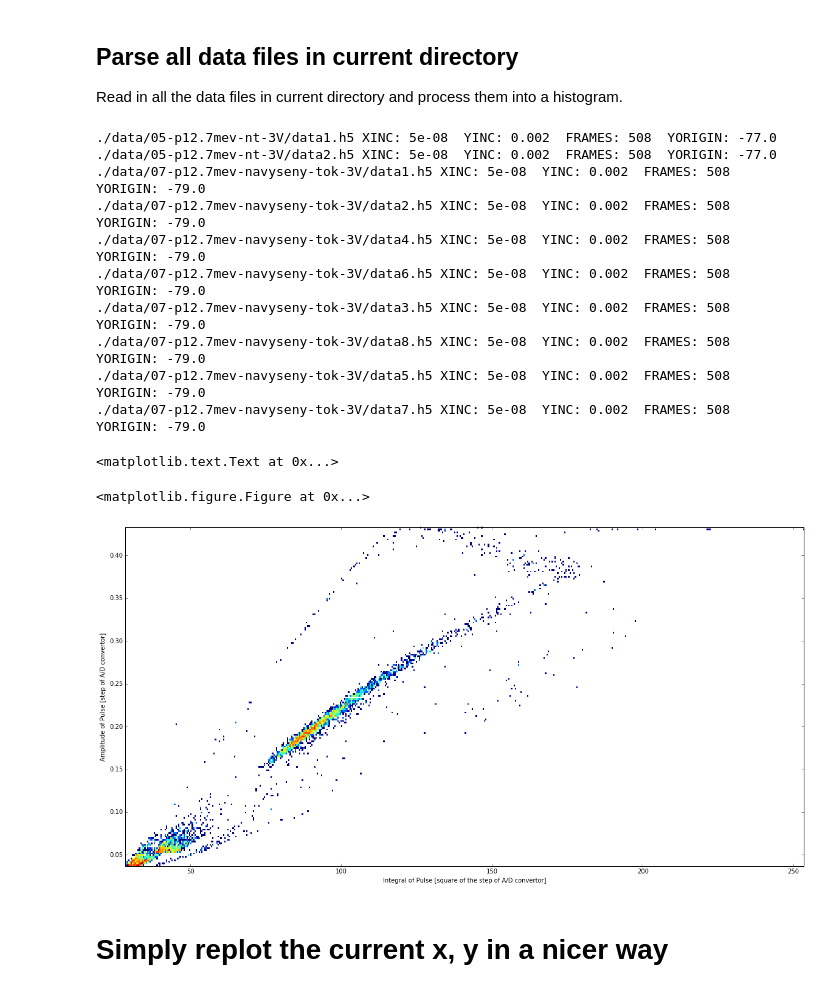
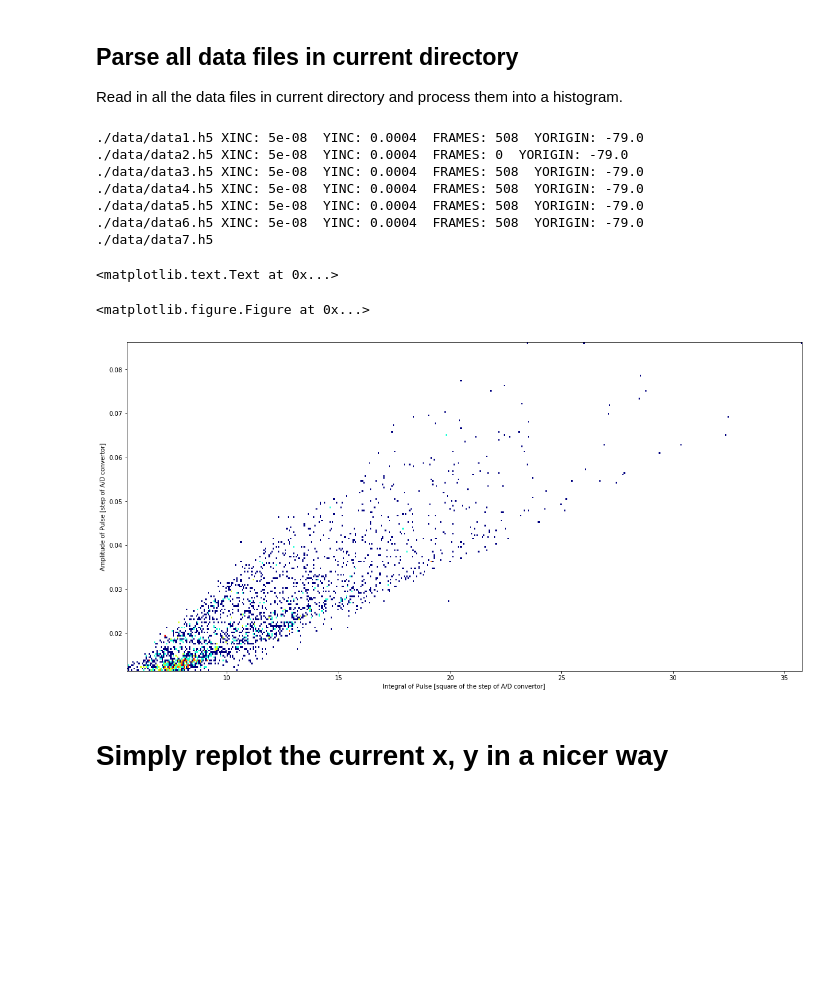
Before and after one commit to ODZ-UJF-AV-CR/osciloskop, a Jupyter notebook: osciloskop-hystogram.ipynb, the cells around one changed output. Cells and saved outputs as stored; diff of their text form; code cells hidden in the pictures; blank space fills up the shorter version.

```diff
--- a/osciloskop-hystogram.ipynb
+++ b/osciloskop-hystogram.ipynb
@@ -106,45 +106,42 @@ def ProcessData():
             for i in range(1400):
                 if np_data[i] > maximum:
                     maximum = np_data[i]
                 if np_data[i] < minimum:
                     minimum = np_data[i]
                 suma = suma + np_data[i]
             x.append(maximum)
             #y.append(suma/maximum)
             y.append(suma)
             z.append((maximum))
 
-for f in glob.iglob("./data/0[75]-*/data*.h5"): # generator, search immediate subdirectories
+for f in glob.iglob("./data/data*.h5"): # generator, search immediate subdirectories
     print f,
     try:
         with h5py.File(f,'r') as hf:
                 ProcessData()
     except:
         pass
 
 
 plt.figure(figsize=(20,10))
 
 ble = plt.hist2d(y, x, bins=(500,200), norm=matplotlib.colors.LogNorm(), cmap=plt.cm.jet)
 #ble = plt.hist2d(y, x, bins=(500,200),  cmap=plt.cm.jet)
 plt.xlabel('Integral of Pulse [square of the step of A/D convertor]')
 plt.ylabel('Amplitude of Pulse [step of A/D convertor]')
 #cb = plt.colorbar()
 #cb.set_label('Count')
 # %% [output]
-./data/05-p12.7mev-nt-3V/data1.h5 XINC: 5e-08  YINC: 0.002  FRAMES: 508  YORIGIN: -77.0
-./data/05-p12.7mev-nt-3V/data2.h5 XINC: 5e-08  YINC: 0.002  FRAMES: 508  YORIGIN: -77.0
-./data/07-p12.7mev-navyseny-tok-3V/data1.h5 XINC: 5e-08  YINC: 0.002  FRAMES: 508  YORIGIN: -79.0
-./data/07-p12.7mev-navyseny-tok-3V/data2.h5 XINC: 5e-08  YINC: 0.002  FRAMES: 508  YORIGIN: -79.0
-./data/07-p12.7mev-navyseny-tok-3V/data4.h5 XINC: 5e-08  YINC: 0.002  FRAMES: 508  YORIGIN: -79.0
-./data/07-p12.7mev-navyseny-tok-3V/data6.h5 XINC: 5e-08  YINC: 0.002  FRAMES: 508  YORIGIN: -79.0
-./data/07-p12.7mev-navyseny-tok-3V/data3.h5 XINC: 5e-08  YINC: 0.002  FRAMES: 508  YORIGIN: -79.0
-./data/07-p12.7mev-navyseny-tok-3V/data8.h5 XINC: 5e-08  YINC: 0.002  FRAMES: 508  YORIGIN: -79.0
-./data/07-p12.7mev-navyseny-tok-3V/data5.h5 XINC: 5e-08  YINC: 0.002  FRAMES: 508  YORIGIN: -79.0
-./data/07-p12.7mev-navyseny-tok-3V/data7.h5 XINC: 5e-08  YINC: 0.002  FRAMES: 508  YORIGIN: -79.0
+./data/data1.h5 XINC: 5e-08  YINC: 0.0004  FRAMES: 508  YORIGIN: -79.0
+./data/data2.h5 XINC: 5e-08  YINC: 0.0004  FRAMES: 0  YORIGIN: -79.0
+./data/data3.h5 XINC: 5e-08  YINC: 0.0004  FRAMES: 508  YORIGIN: -79.0
+./data/data4.h5 XINC: 5e-08  YINC: 0.0004  FRAMES: 508  YORIGIN: -79.0
+./data/data5.h5 XINC: 5e-08  YINC: 0.0004  FRAMES: 508  YORIGIN: -79.0
+./data/data6.h5 XINC: 5e-08  YINC: 0.0004  FRAMES: 508  YORIGIN: -79.0
+./data/data7.h5
 <matplotlib.text.Text at 0x...>
 <matplotlib.figure.Figure at 0x...>
-[figure, old version]
+[figure, new version]
 # %% [markdown]
 # Simply replot the current x, y in a nicer way
 # %%
```
Also changed, not shown: parts of 2 cells of this notebook.
